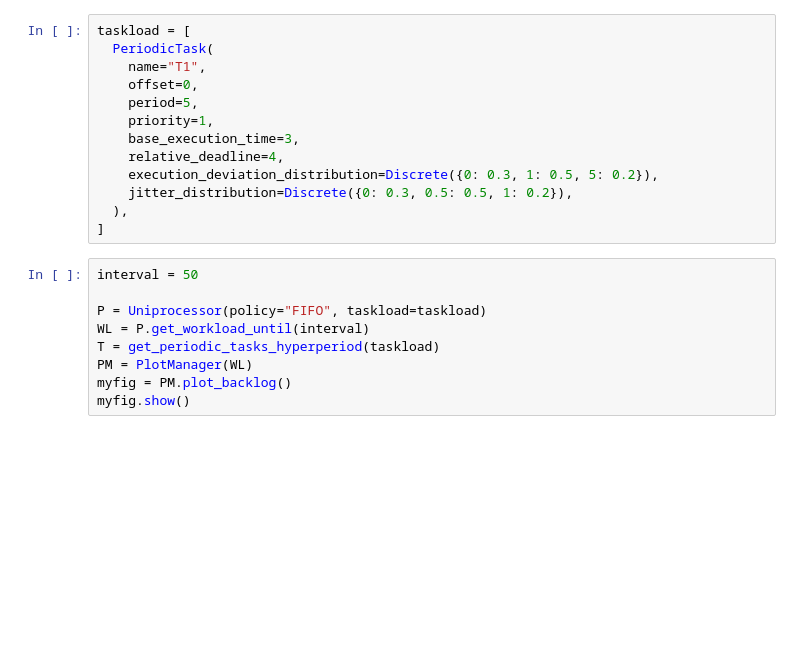
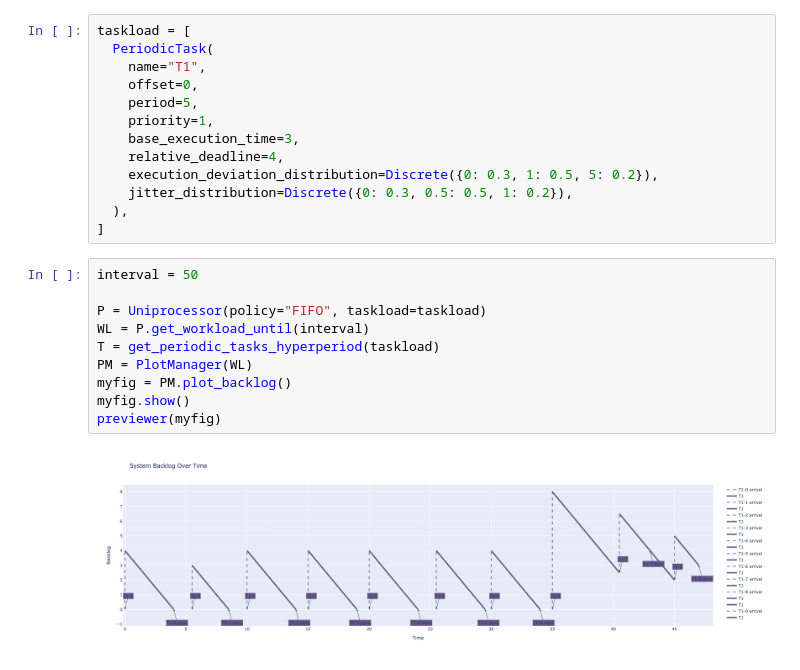
Before and after one commit to alexmarmaliuk/UniprocessorStochasticSimulator, a Jupyter notebook: notebooks/demo_noise_and_AR.ipynb, the cells around one changed output. Drawn from its saved outputs; the diff is of its cells as text; blank space fills up the shorter version.

```diff
--- a/notebooks/demo_noise_and_AR.ipynb
+++ b/notebooks/demo_noise_and_AR.ipynb
@@ -125,12 +149,15 @@ taskload = [
 # %%
 interval = 50
 
 P = Uniprocessor(policy="FIFO", taskload=taskload)
 WL = P.get_workload_until(interval)
 T = get_periodic_tasks_hyperperiod(taskload)
 PM = PlotManager(WL)
 myfig = PM.plot_backlog()
 myfig.show()
+previewer(myfig)
+# %% [output]
+[figure, added]
 # %%
 PM.plot_task_timeline(tasks_names_reference=["T1"], relative_to_arrival=False, sort_reverse=True)
 PM.plot_task_timeline(tasks_names_reference=["T1"], relative_to_arrival=True, sort_reverse=True)
```
Also changed, not shown: parts of 8 cells of this notebook, 16 other files.
